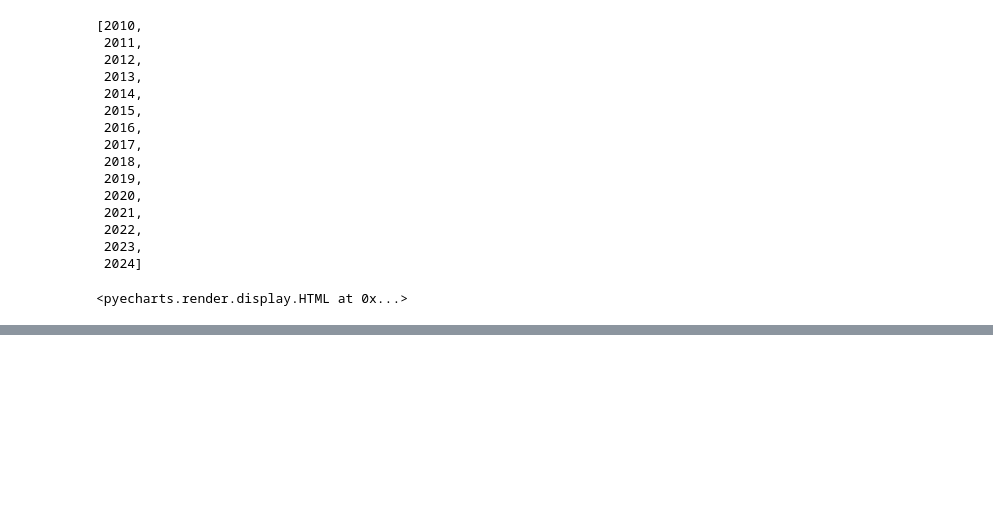
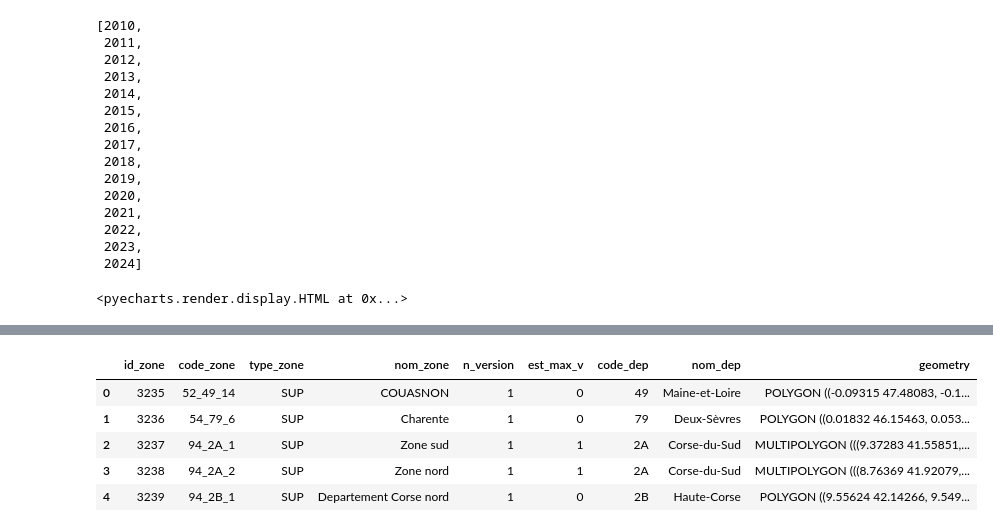
Before and after one commit to anaelDelorme/secheresse, a Jupyter notebook: analyse_historique.ipynb, the cells around one changed output, grey strips where cells are left out. Drawn from its saved outputs; the diff is of its cells as text; code cells hidden in the pictures; blank space fills up the shorter version.

```diff
--- a/analyse_historique.ipynb
+++ b/analyse_historique.ipynb
@@ -207,0 +255,10 @@ data_pivot.annee.tolist()
+# %%
+data_geo_simplify = gpd.read_file("data/all_zones_simplify.json")
+data_geo_simplify.head()
+# %% [output]
+|  | id_zone | code_zone | type_zone | nom_zone | n_version | est_max_v | code_dep | nom_dep | geometry |
+| 0 | 3235 | 52_49_14 | SUP | COUASNON | 1 | 0 | 49 | Maine-et-Loire | POLYGON ((-0.09315 47.48083, -0.1... |
+| 1 | 3236 | 54_79_6 | SUP | Charente | 1 | 0 | 79 | Deux-Sèvres | POLYGON ((0.01832 46.15463, 0.053... |
+| 2 | 3237 | 94_2A_1 | SUP | Zone sud | 1 | 1 | 2A | Corse-du-Sud | MULTIPOLYGON (((9.37283 41.55851,... |
+| 3 | 3238 | 94_2A_2 | SUP | Zone nord | 1 | 1 | 2A | Corse-du-Sud | MULTIPOLYGON (((8.76369 41.92079,... |
+| 4 | 3239 | 94_2B_1 | SUP | Departement Corse nord | 1 | 0 | 2B | Haute-Corse | POLYGON ((9.55624 42.14266, 9.549... |
```
Also changed, not shown: parts of 19 cells of this notebook, 4 other files.
